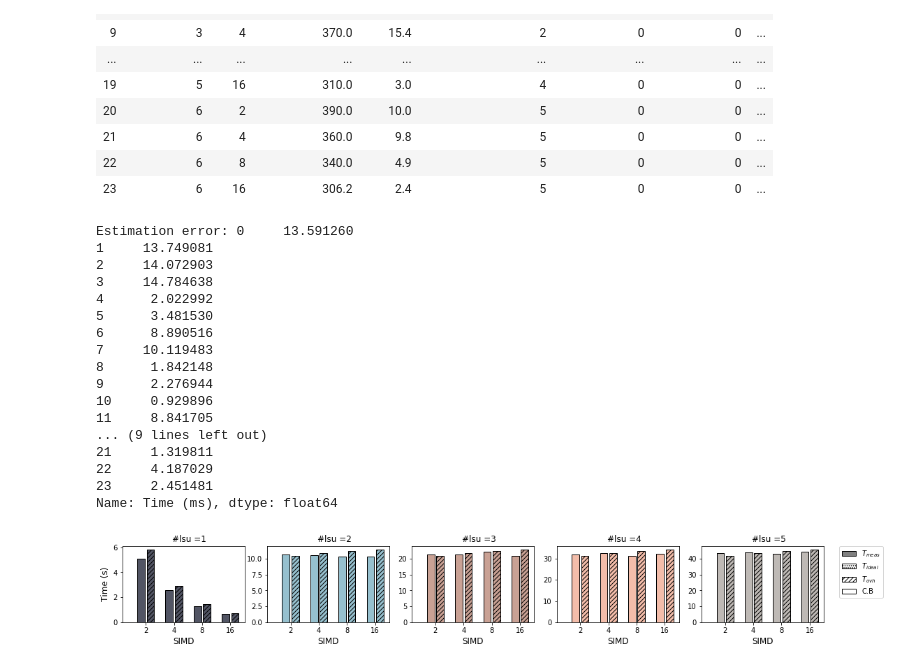
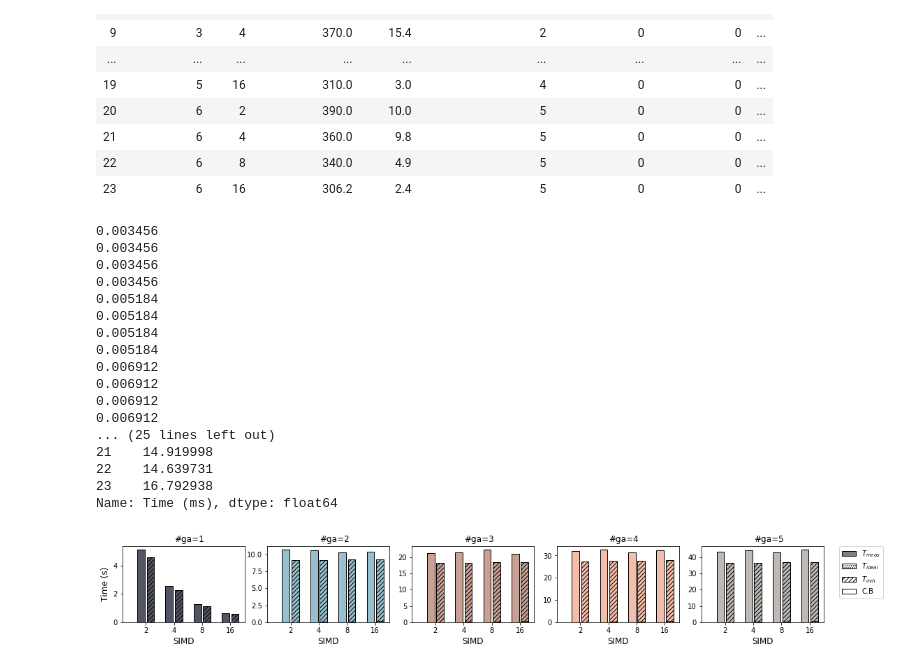
Before and after one commit to angelicadavila/FPGA_MEMORY_HLS, a Jupyter notebook: Notebook/FCCM2020_MEM_MODELING.ipynb, the cells around one changed output. Saved outputs shown, nothing was run; the diff lists cells and outputs as text; code cells hidden in the pictures.

```diff
--- a/Notebook/FCCM2020_MEM_MODELING.ipynb
+++ b/Notebook/FCCM2020_MEM_MODELING.ipynb
@@ -463,6 +461,7 @@ import matplotlib.patches as mpatches
 r=1
 c=5
 width = ("2", "4", "8", "16")
+group = ("#ga=1", "#ga=2", "#ga=3", "#ga=4", "#ga=5")
 colorcycle = ['#525564','#96c0ce','#c9a194','#f3bdaa','#beb9b5','#dfBA87']
 fig1, ax1 = plt.subplots(r,c, figsize=(18,2))
 # i=0
@@ -586,8 +580,8 @@ WD=mw1.get("Width Units")
 FRQ=mw1.get("Frecuencia (MHz)")*1e6
 SIMD=mw1.get("SIMD")
 TIME=mw1.get("Time (ms)")
-ST=mw1.get("LD units")
-LD=mw1.get("ST Units")
+LD=mw1.get("LD units")
+ST=mw1.get("ST Units")
 
 BW=14928e6
 Fmem=1866e6
@@ -604,23 +598,21 @@ ls_bytes=4
 delta=16
 
 burst_size=2**(burst_n)*dq*bl
-
-TWR=0
 T_exe=np.zeros(len(WD))
 T_ovh=np.zeros(len(WD))
+
 T_ideal=LSU/BW *ls_bytes*WI
 
 for i in range (0,len(WD)):
     #the burst coalesced aligned units
-     T_ovh[i]=((LSU[i]-1)/(burst_size))*((TRCD+TRP))*ls_bytes*WI
+     T_ovh[i]=((LSU[i])/(burst_size))*((TRCD+TRP))*ls_bytes*WI
      T_ovh[i]+=((1)/(burst_size))*((TRCD+TRP+TWR))*ls_bytes*WI
-
-     if (LSU[i]<3):
+     #only one bank access
+     if (ST[i]<3 or LSU[i]<2):
         T_ovh[i]=0
-     Tco = 0
      T_exe[i]=(T_ideal[i]+T_ovh[i]) *(delta)
-
-max_burst= WD/8 *(ST+LD) /(64)
+#WD/8 to express in bytes
+max_burst= WD/8 *(ST+LD) /(dq*bl)
 bin=(max_burst>=1)
 bin= np.multiply(bin,1)
 
@@ -652,6 +644,7 @@ dtype: float64
 import matplotlib.patches as mpatches
 r=1
 c=5
+group = ("#ga=1", "#ga=2", "#ga=3", "#ga=4", "#ga=5")
 width = ("2", "4", "8", "16")
 colorcycle = ['#525564','#96c0ce','#c9a194','#f3bdaa','#beb9b5','#dfBA87']
 fig1, ax1 = plt.subplots(r,c, figsize=(18,2))
@@ -745,10 +738,11 @@ WD=ma1.get("Width LD")
 FRQ=ma1.get("Frequency (MHz)")*1e6
 SIMD=ma1.get("SIMD")
 TIME=np.divide(ma1.get("Time (ms)"),1000)
-ST=ma1.get("LD units")
-LD=ma1.get("ST Units")
+ST=ma1.get("ST Units")
+LD=ma1.get("LD units")
+#This is used to easy calculated the amount of bytes that are accessed by each LSU
 Atom=ma1.get("ATOMIC OPERATIONS")
-BW=14928e6
+BW=14933e6
 Fmem=1866e6
 #Fmem=2666e6
 dq=8
@@ -757,23 +751,27 @@ burst_n=5
 
 TRCD=13.5e-9
 TRP=TRCD
-TWR=15e-9
+TWR=15.5e-9
 
 WI=32768000
 ls_bytes=4
 delta=1
 
 burst_sizeAt=1
-burst_sizeC=WD/32+1
-TWR=0
+#burst size coalesced
+burst_sizeC=2**(burst_n)*dq*bl*np.ones(len(WD))
 
 T_exe=np.zeros(len(WD))
 T_ovh=np.zeros(len(WD))
+LSU=LD+ST
 T_ideal=LSU/BW *ls_bytes*WI
+Tcoor=0
 
 for i in range (0,len(WD)):
     #the burst coalesced aligned units
-     T_ovh[i]=((LD[i])/(burst_sizeC[i]))*((TRCD+TRP))*ls_bytes*WI
+     if (LD[i]>1):
+        T_ovh[i]=((LD[i])/(burst_sizeC[i]))*((TRCD+TRP))*ls_bytes*WI
+        print(T_ovh[i])
      T_ovh[i]+=((Atom[i])/(burst_sizeAt))*((2*TRCD+2*TRP+TWR)+Tcoor)*ls_bytes*WI
      if (LSU[i]==1):
         T_ovh[i]=T_ovh[i]/SIMD[i]
@@ -790,24 +788,25 @@ T_ovh=T_ovh*bin*(delta)
 error= (np.abs(Est_time-TIME)/TIME)*100
 print ("Estimation error:",error)
 # %% [output]
-Estimation error: 0     13.591260
-1     13.749081
-2     14.072903
-3     14.784638
-4      2.022992
-5      3.481530
-6      8.890516
-7     10.119483
-8      1.842148
-9      2.276944
-10     0.929896
-11     8.841705
-... (9 lines left out)
-21     1.319811
-22     4.187029
-23     2.451481
+0.003456
+0.003456
+0.003456
+0.003456
+0.005184
+0.005184
+0.005184
+0.005184
+0.006912
+0.006912
+0.006912
+0.006912
+... (25 lines left out)
+21    14.919998
+22    14.639731
+23    16.792938
 Name: Time (ms), dtype: float64
 # %%
+group = ("#ga=1", "#ga=2", "#ga=3", "#ga=4", "#ga=5")
 import matplotlib.patches as mpatches
 r=1
 c=5
@@ -845,31 +844,31 @@ for i in range (0,5):
     plt.bar ([y_pos[0],y_pos[1],y_pos[2],y_pos[3]],
              bot_Tideal,
              alpha=1, color=colorcycle[i],  hatch = '...',edgecolor='black'
             )
     plt.bar ([y_pos[0],y_pos[1],y_pos[2],y_pos[3]],
              top_Tovh,
              bottom=bot_Tideal,
              alpha=1, color=colorcycle[i],  hatch = '////',edgecolor='black'
             )
     plt.xlabel("SIMD",fontsize=fs)
     if (i==0):
         plt.ylabel("Time (s)",fontsize=fs)
 
     y_pos=range(2,16*2,3)
     y_pos=np.add(y_pos,0.5)
     plt.xticks(y_pos, width)
 
     plt.xlim([0,13])
 a_val=1
 circ1 = mpatches.Patch( facecolor='w',alpha=a_val,hatch=r'////',label=r'$T_{ovh}$',edgecolor='black')
 circ2= mpatches.Patch( facecolor='w',alpha=a_val,hatch='....',label=r'$T_{ideal}$',edgecolor='black')
 circ3 = mpatches.Patch(facecolor='grey',label=r'$T_{meas}$',edgecolor='black')
 #circ3 = mpatches.Patch(facecolor='w',alpha=a_val,hatch='|||',label=r'$T_{meas}$',edgecolor='black')
 circ4 = mpatches.Patch(facecolor='w',alpha=a_val,hatch='',label=r'C.B',edgecolor='black')
 plt.legend(handles = [circ3,circ2,circ1,circ4],loc=2,bbox_to_anchor=(1.1, 1.05))
 
 plt.savefig('Mem_model_Atomic_1866_bar_ovh2.pdf', bbox_inches="tight")
 
 error= (np.abs(Est_time-TIME)/TIME)*100
 # %% [output]
-[figure, old version]
+[figure, new version]
```
Also changed, not shown: parts of 8 cells of this notebook.
